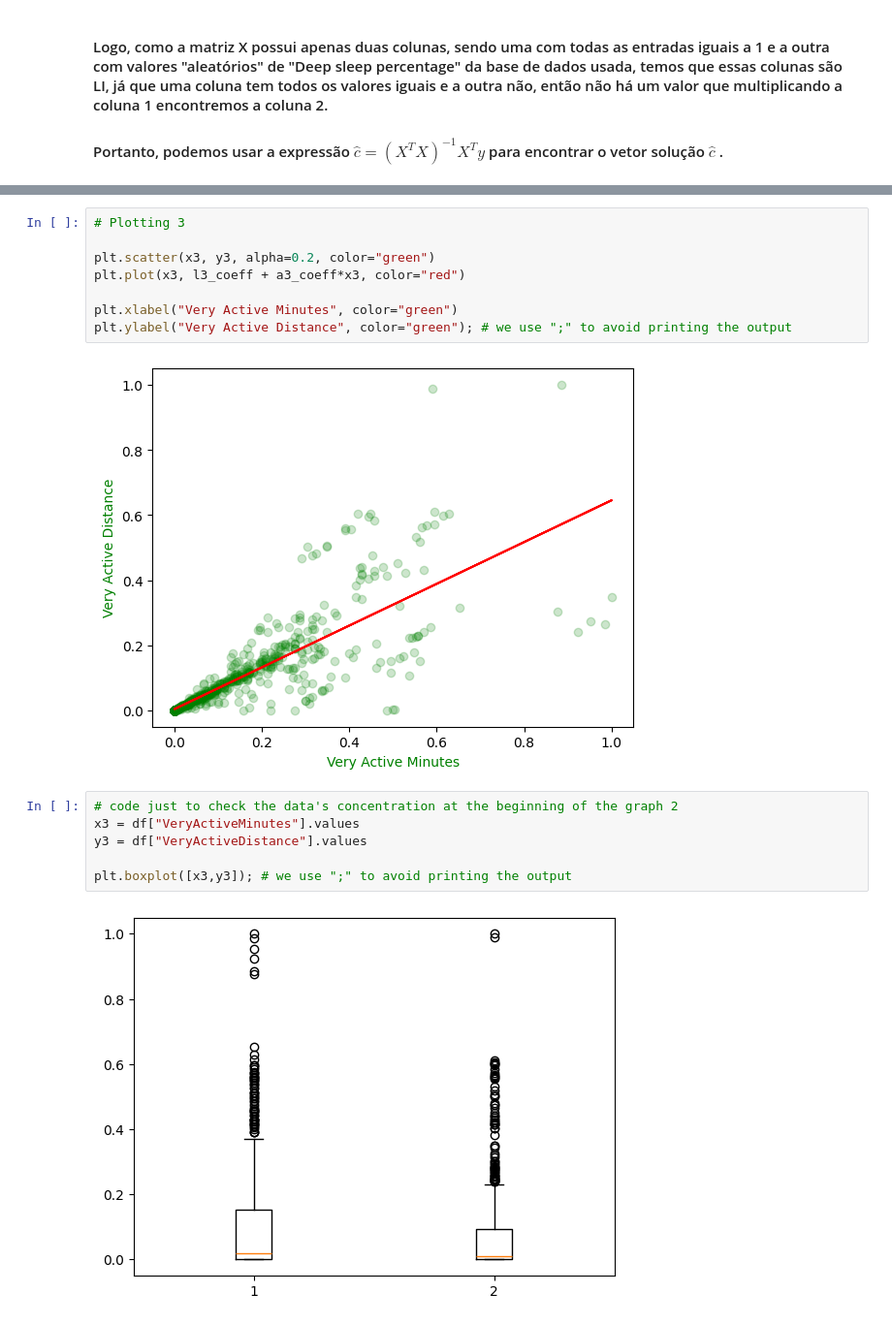
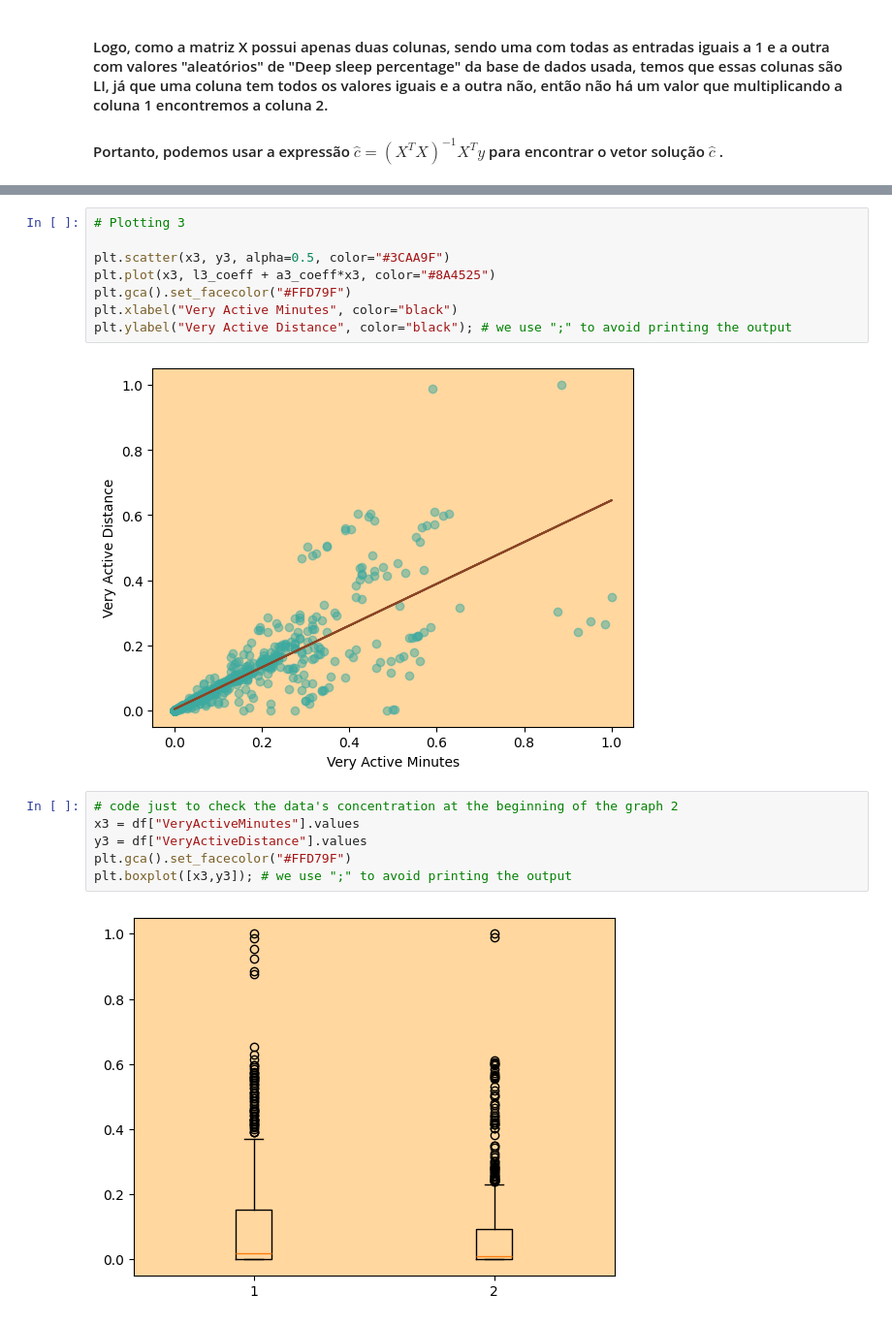
Before and after one commit to AnaJAPR/Aplicacao-de-Minimos-Quadrados, a Jupyter notebook: notebook_duda.ipynb, the cells around one changed output, grey strips where cells are left out. Shown: that part at 97% size. Saved outputs shown, nothing was run; the diff lists cells and outputs as text.

```diff
--- a/notebook_duda.ipynb
+++ b/notebook_duda.ipynb
@@ -178,21 +335,21 @@ plt.boxplot([x2,y2]); # we use ";" to avoid printing the output
 # %%
 # Plotting 3
 
-plt.scatter(x3, y3, alpha=0.2, color="green")
-plt.plot(x3, l3_coeff + a3_coeff*x3, color="red")
-
-plt.xlabel("Very Active Minutes", color="green")
-plt.ylabel("Very Active Distance", color="green"); # we use ";" to avoid printing the output
+plt.scatter(x3, y3, alpha=0.5, color="#3CAA9F")
+plt.plot(x3, l3_coeff + a3_coeff*x3, color="#8A4525")
+plt.gca().set_facecolor("#FFD79F")
+plt.xlabel("Very Active Minutes", color="black")
+plt.ylabel("Very Active Distance", color="black"); # we use ";" to avoid printing the output
 # %% [output]
-[figure, old version]
+[figure, new version]
 # %%
 # code just to check the data's concentration at the beginning of the graph 2
 x3 = df["VeryActiveMinutes"].values
 y3 = df["VeryActiveDistance"].values
-
+plt.gca().set_facecolor("#FFD79F")
 plt.boxplot([x3,y3]); # we use ";" to avoid printing the output
 # %% [output]
-[figure, old version]
+[figure, new version]
 # %%
 # Plotting 4
 
```
Also changed, not shown: parts of 17 cells of this notebook, 4 other files.
